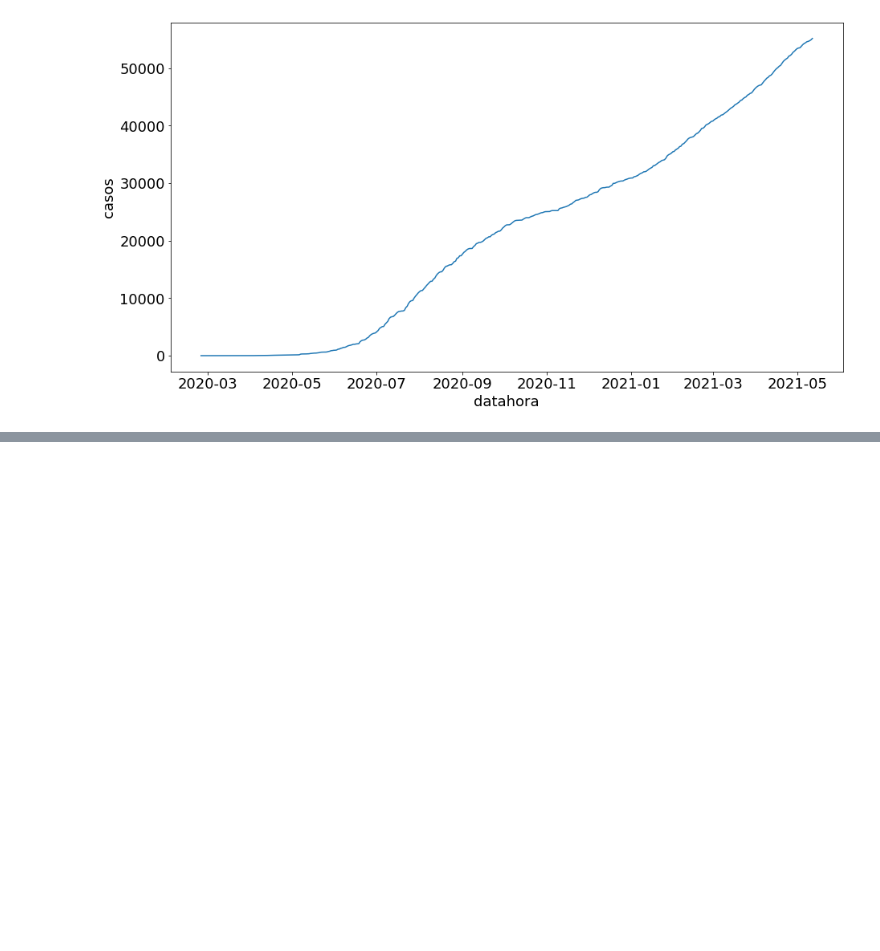
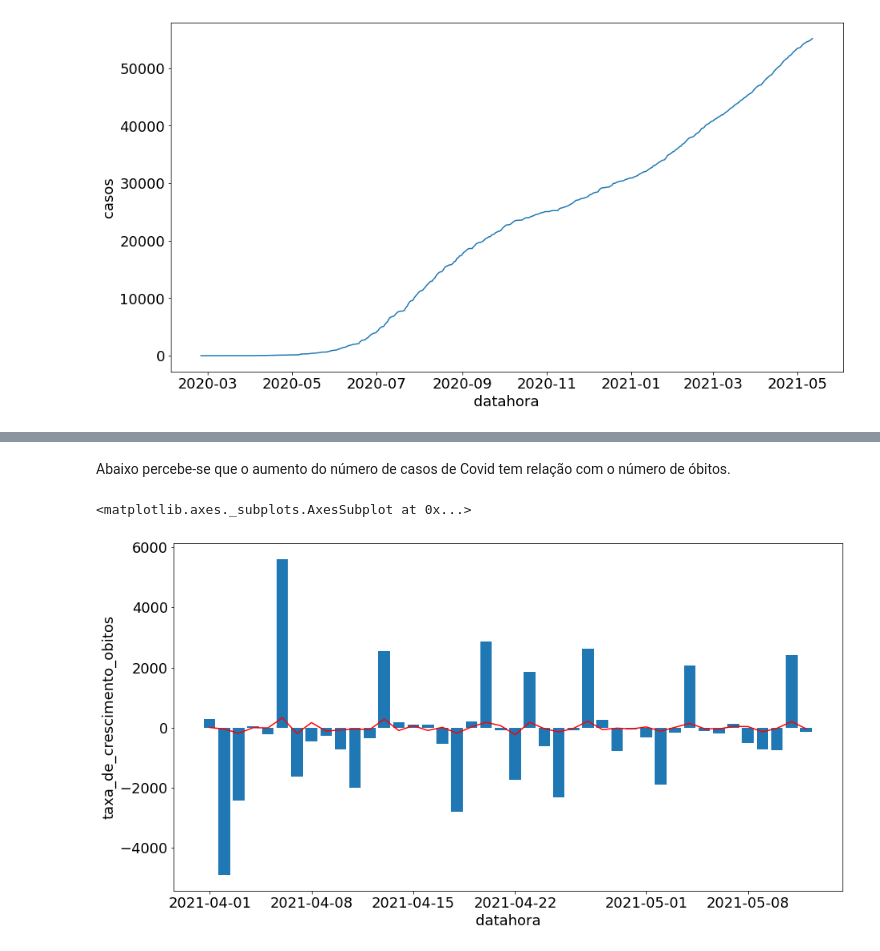
Before and after one commit to laugustovieira/prophet_covid, a Jupyter notebook: Desafio_modulo03_aula01.ipynb, the cells around one changed output, grey strips where cells are left out. Cells and saved outputs as stored; diff of their text form; code cells hidden in the pictures; blank space fills up the shorter version.

```diff
--- a/Desafio_modulo03_aula01.ipynb
+++ b/Desafio_modulo03_aula01.ipynb
@@ -46,0 +93,8 @@ sns.lineplot(x="datahora",y="casos", data = dados_rp2)
+# %% [markdown]
+Abaixo percebe-se que o aumento do número de casos de Covid tem relação com o número de óbitos.
+# %%
+plt.bar(dados_periodo2021['datahora'], dados_periodo2021['taxa_de_crescimento_casos'])
+sns.lineplot(x='datahora', y='taxa_de_crescimento_obitos', data = dados_periodo2021, color = 'red')
+# %% [output]
+<matplotlib.axes._subplots.AxesSubplot at 0x...>
+[figure, added]
```
Also changed, not shown: parts of 18 cells of this notebook.
